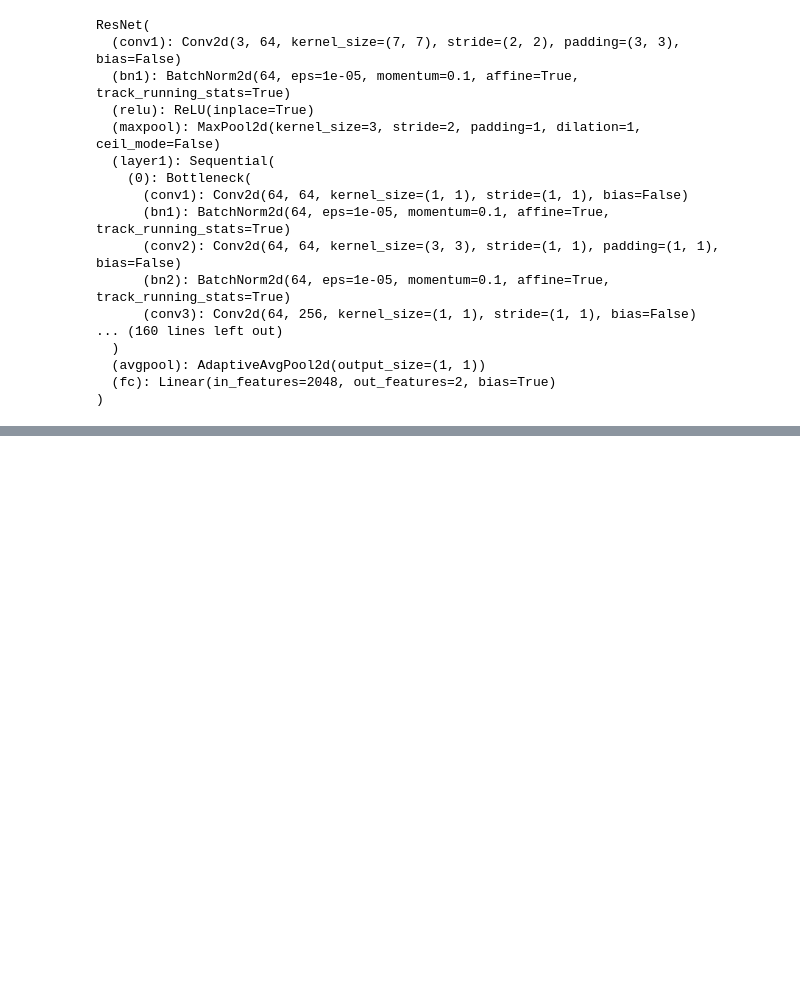
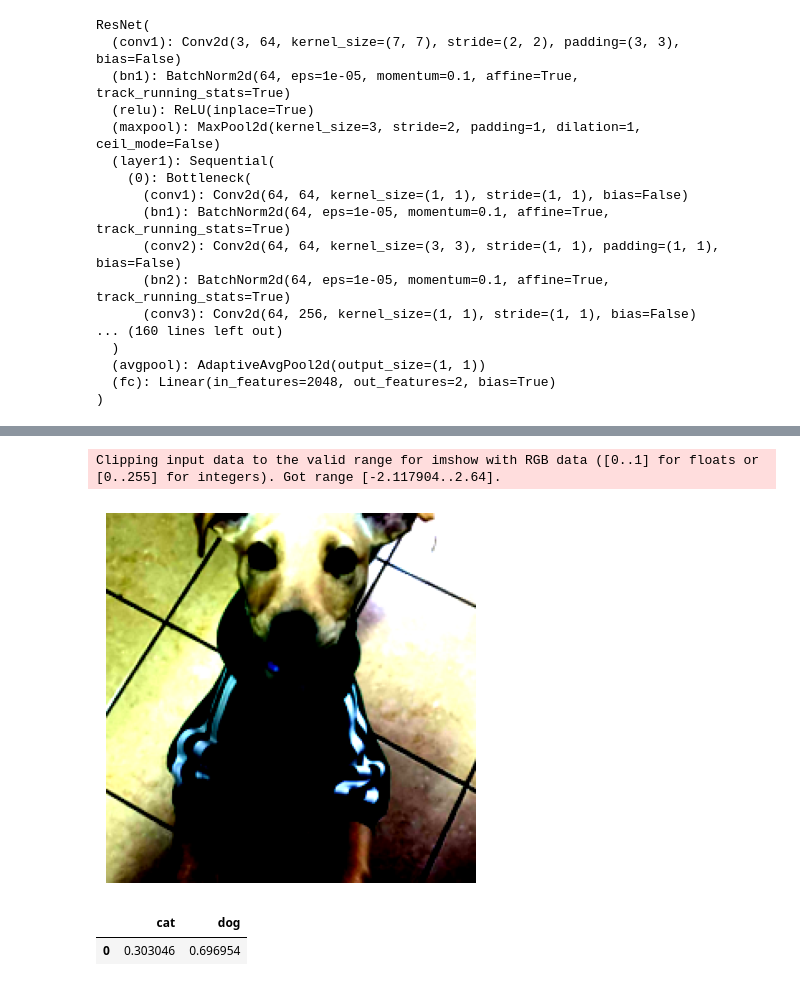
Before and after one commit to GabrielCabas/ML_Course, a Jupyter notebook: unidad_3/deep_learning_practice.ipynb, the cells around one changed output, grey strips where cells are left out. Cells and saved outputs as stored; diff of their text form; code cells hidden in the pictures; blank space fills up the shorter version.

```diff
--- a/unidad_3/deep_learning_practice.ipynb
+++ b/unidad_3/deep_learning_practice.ipynb
@@ -97,0 +188,19 @@ ResNet(
+# %%
+import matplotlib.pyplot as plt
+
+img_t = transform(img)
+plt.imshow(img_t.permute(1, 2, 0))
+plt.axis('off')
+plt.show()
+# %% [output]
+Clipping input data to the valid range for imshow with RGB data ([0..1] for floats or [0..255] for integers). Got range [-2.117904..2.64].
+[figure, added]
+# %%
+import pandas as pd
+batch = img_t.unsqueeze(0).to(device) #Agregar una dimension extra para que sean batches
+logits = model(batch) #Evaluar el modelo
+probs = torch.nn.functional.softmax(logits, dim=1) #Logits -> Probabilidades
+pd.DataFrame(probs.cpu().detach().numpy(), columns=["cat", "dog"]) #Dataframe de probabilidades
+# %% [output]
+|  | cat | dog |
+| 0 | 0.303046 | 0.696954 |
```
Also changed, not shown: parts of 9 cells of this notebook.
